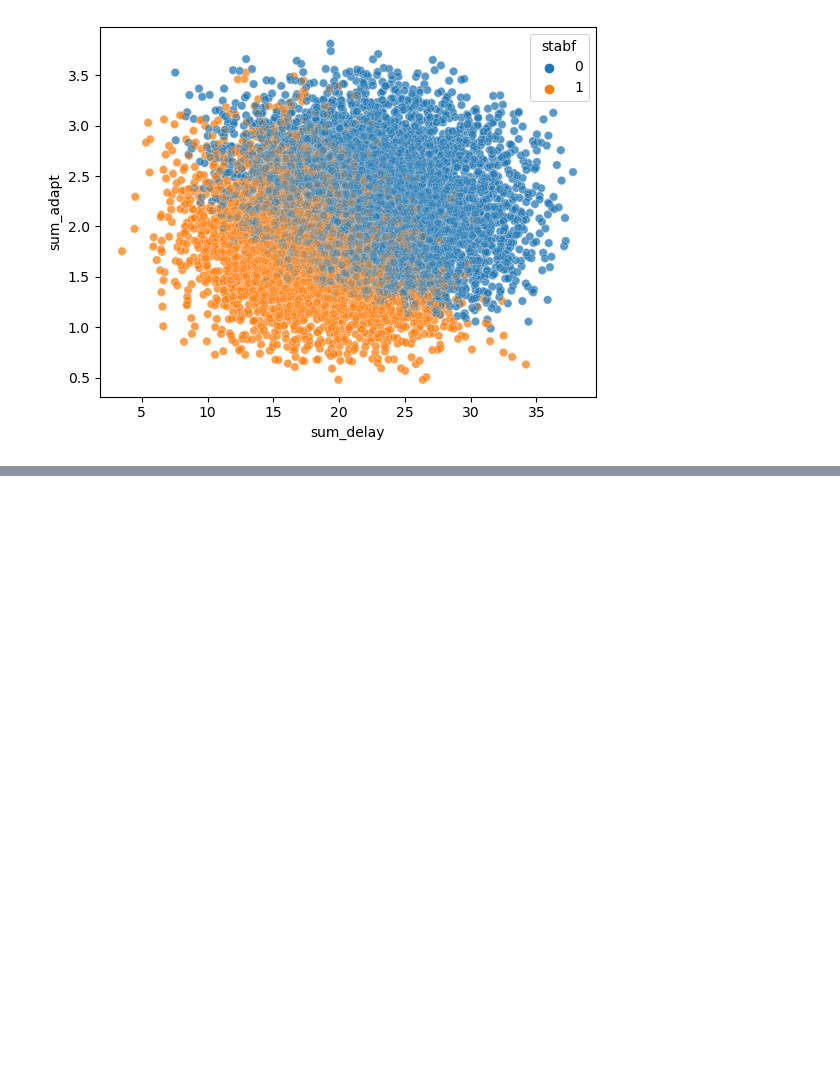
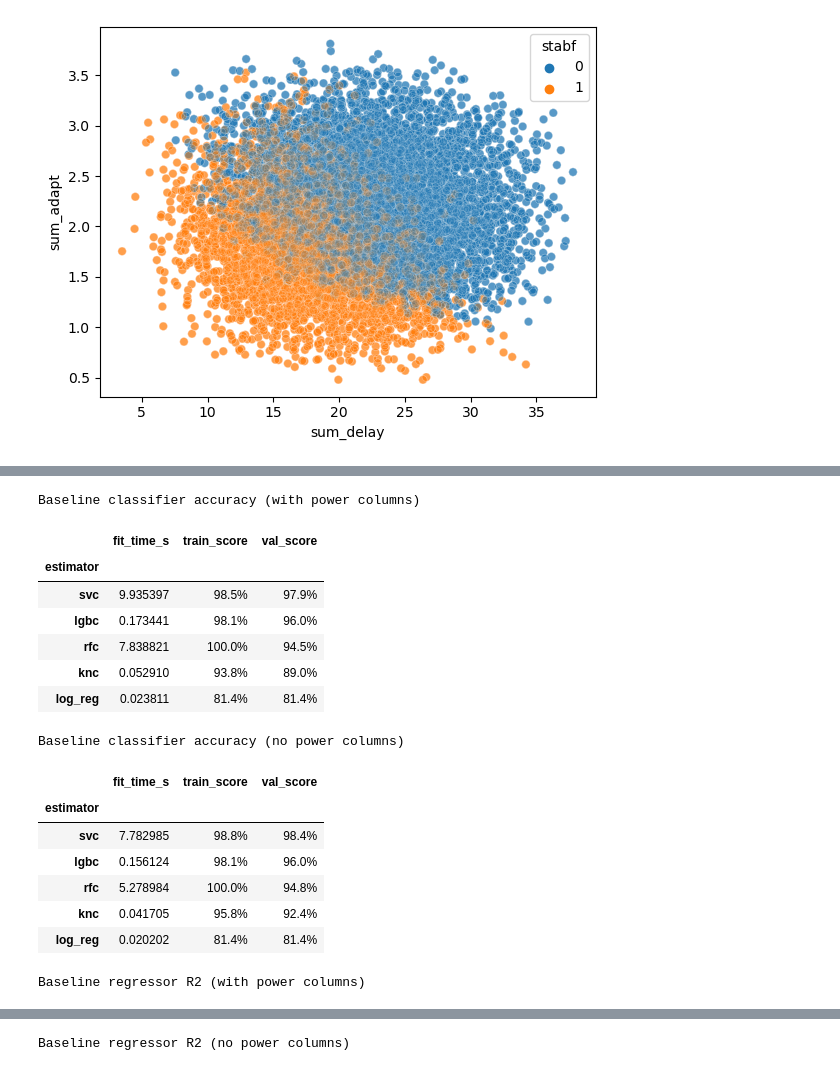
Before and after one commit to mphung1/SecureGrid, a Jupyter notebook: notebook.ipynb, the cells around one changed output, grey strips where cells are left out. Saved outputs shown, nothing was run; the diff lists cells and outputs as text; code cells hidden in the pictures; blank space fills up the shorter version.

```diff
--- a/notebook.ipynb
+++ b/notebook.ipynb
@@ -85,0 +147,79 @@ for row_ind, feat_type in enumerate(["delay", "power", "adapt"]):
+# %%
+def get_baseline_scores(est_names, X_train, y_train_val, cv):
+    baseline_scores_list = []
+    for est_name in est_names:
+        pipe = Pipeline(steps=[("scaler", StandardScaler()),
+                               ("estimator", globals()[est_name])])
+
+        est_res = cross_validate(pipe,
+                                 np.ascontiguousarray(X_train),
+                                 y_train_val,
+                                 cv=cv, return_train_score=True)
+        baseline_scores_list.append(
+            pd.DataFrame({"estimator": est_name,
+                          "train_score": est_res.get("train_score"),
+                          "val_score": est_res.get("test_score"),
+                          "fit_time_s": est_res.get("fit_time")
+                         }))
+    baseline_scores_df = (pd.concat(baseline_scores_list)
+                          .sort_values("val_score", ascending=False))
+    return baseline_scores_df
+
+
+def fmt_bl_scores(scores_df, caption):
+    metric_cols = ["train_score", "val_score", "fit_time_s"]
+    final_df = (scores_df
+                .pipe(pd.pivot_table,
+                      values=metric_cols,
+                      index="estimator",
+                      aggfunc={columns: np.mean for columns in metric_cols})
+                .sort_values("val_score", ascending=False)
+
+                # display options
+                .style.format("{:.1%}", subset=["train_score", "val_score"])
+                .set_table_attributes("style='display:inline'")
+                .set_caption(caption)._repr_html_())
+    return final_df
+
+blc_w_pwr = get_baseline_scores(["log_reg", "rfc", "knc", "lgbc", "svc"],
+                                X_train_val_w_pwr, clf_y_train_val, skf)
+blc_no_pwr = get_baseline_scores(["log_reg", "rfc", "knc", "lgbc", "svc"],
+                                 X_train_val_no_pwr, clf_y_train_val, skf)
+
+blr_w_pwr = get_baseline_scores(["lin_reg", "rfr", "knr", "lgbr", "svr"],
+                                X_train_val_w_pwr, reg_y_train_val, kf)
+blr_no_pwr = get_baseline_scores(["lin_reg", "rfr", "knr", "lgbr", "svr"],
+                                 X_train_val_no_pwr, reg_y_train_val, kf)
+
+display_html(
+    fmt_bl_scores(blc_w_pwr,
+                  "Baseline classifier accuracy (with power columns)") +
+    "\xa0" * 2 +
+    fmt_bl_scores(blc_no_pwr,
+                  "Baseline classifier accuracy (no power columns)") +
+    "<br/><br/>" +
+    fmt_bl_scores(blr_w_pwr,
+                  "Baseline regressor R2 (with power columns)") +
+    "\xa0" * 2 +
+    fmt_bl_scores(blr_no_pwr,
+                  "Baseline regressor R2 (no power columns)"),
+    raw=True
+)
+# %% [output]
+Baseline classifier accuracy (with power columns)
+|  | fit_time_s | train_score | val_score |
+| estimator |  |  |  |
+| svc | 9.935397 | 98.5% | 97.9% |
+| lgbc | 0.173441 | 98.1% | 96.0% |
+| rfc | 7.838821 | 100.0% | 94.5% |
+| knc | 0.052910 | 93.8% | 89.0% |
+| log_reg | 0.023811 | 81.4% | 81.4% |
+Baseline classifier accuracy (no power columns)
+|  | fit_time_s | train_score | val_score |
+| estimator |  |  |  |
+| svc | 7.782985 | 98.8% | 98.4% |
+| lgbc | 0.156124 | 98.1% | 96.0% |
+| rfc | 5.278984 | 100.0% | 94.8% |
+| knc | 0.041705 | 95.8% | 92.4% |
+| log_reg | 0.020202 | 81.4% | 81.4% |
+Baseline regressor R2 (with power columns)
@@ -85,0 +233 @@ for row_ind, feat_type in enumerate(["delay", "power", "adapt"]):
+Baseline regressor R2 (no power columns)
```
Also changed, not shown: parts of 9 cells of this notebook.
